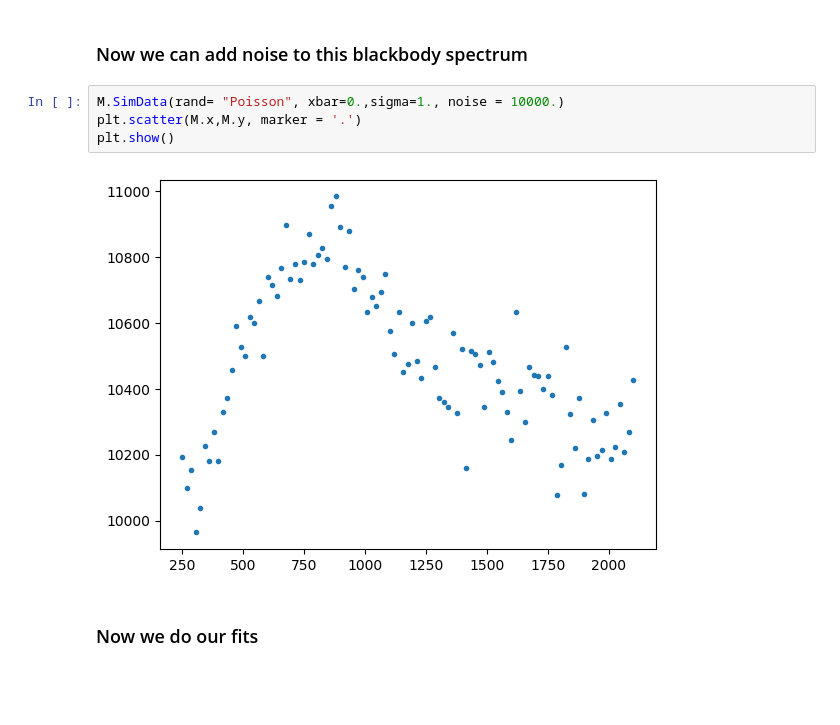
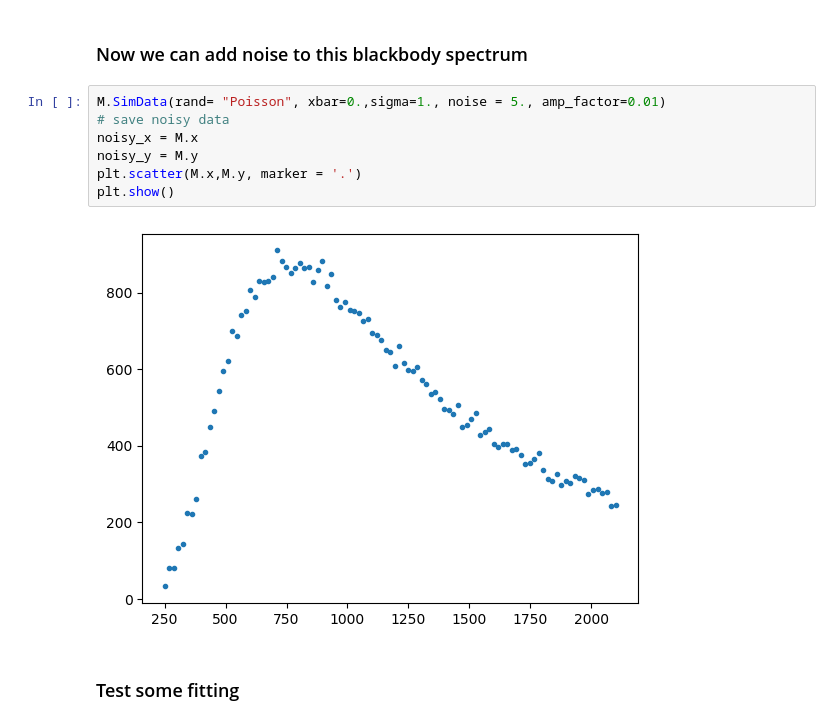
Before and after one commit to cu-numcomp/spring23-community-jaba-git, a Jupyter notebook: Project/3656_project.ipynb, the cells around one changed output. Saved outputs shown, nothing was run; the diff lists cells and outputs as text; blank space fills up the shorter version.

```diff
--- a/Project/3656_project.ipynb
+++ b/Project/3656_project.ipynb
@@ -44,10 +49,13 @@ plt.show()
 # %% [markdown]
 ### Now we can add noise to this blackbody spectrum
 # %%
-M.SimData(rand= "Poisson", xbar=0.,sigma=1., noise = 10000.)
+M.SimData(rand= "Poisson", xbar=0.,sigma=1., noise = 5., amp_factor=0.01)
+# save noisy data
+noisy_x = M.x
+noisy_y = M.y
 plt.scatter(M.x,M.y, marker = '.')
 plt.show()
 # %% [output]
-[figure, old version]
+[figure, new version]
 # %% [markdown]
-### Now we do our fits
+### Test some fitting
```
Also changed, not shown: parts of 9 cells of this notebook, 1 other file.
